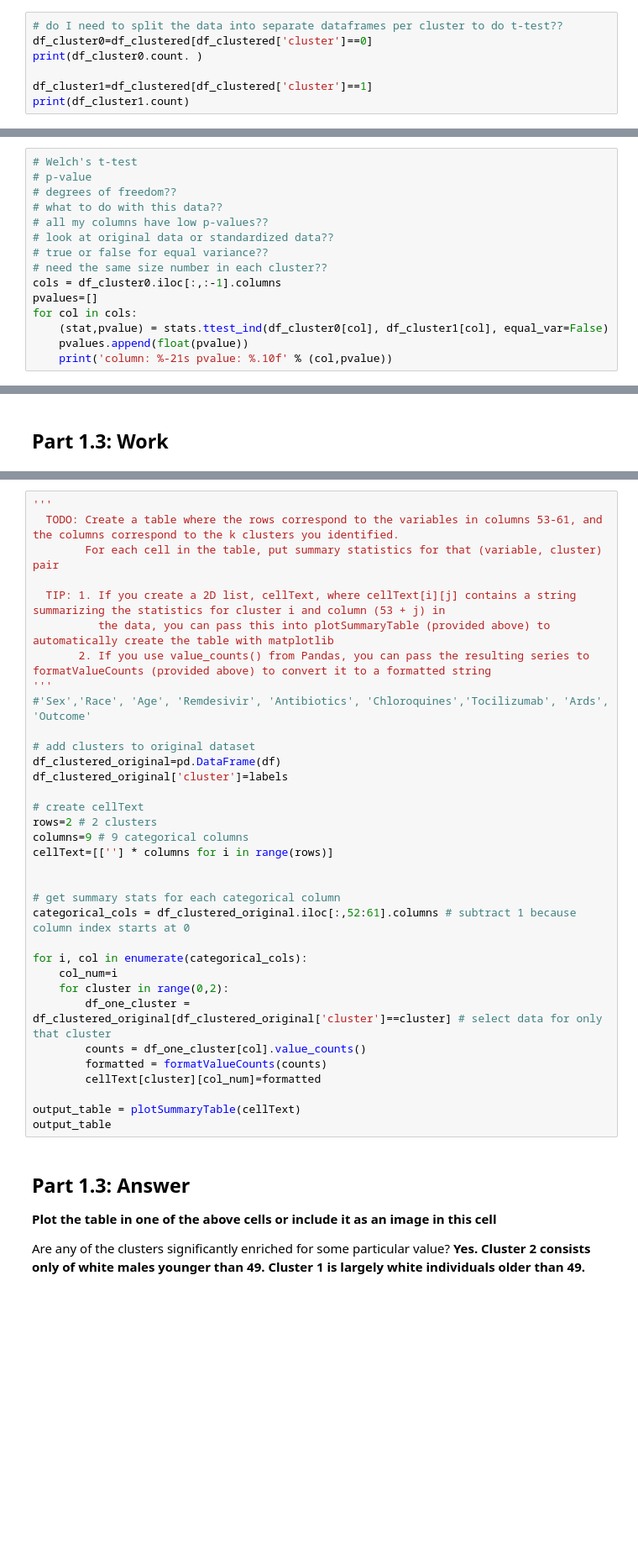
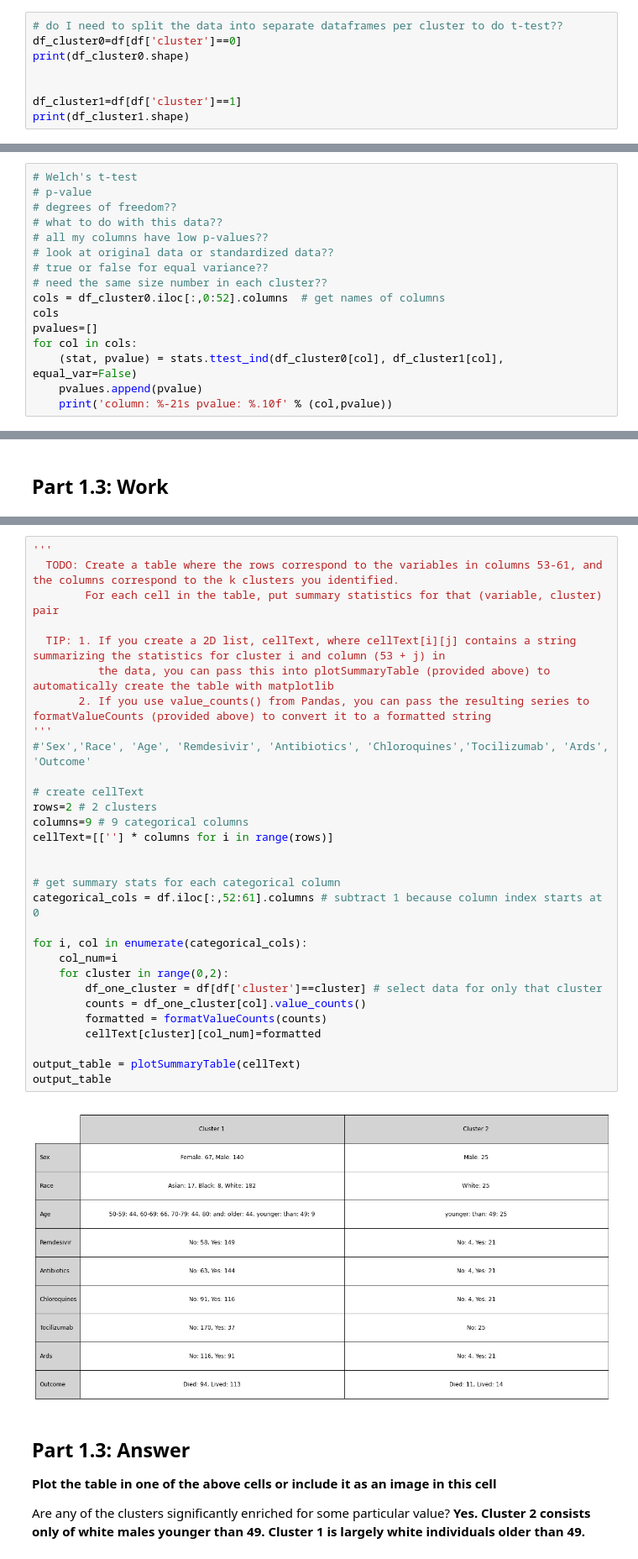
Before and after one commit to ryanquinnnelson/CMU-02718-HW1, a Jupyter notebook: CM_HW1_ryann.ipynb, the cells around one changed output, grey strips where cells are left out. Shown at 84% size. Drawn from its saved outputs; the diff is of its cells as text; blank space fills up the shorter version.

```diff
--- a/CM_HW1_ryann.ipynb
+++ b/CM_HW1_ryann.ipynb
@@ -201,9 +201,10 @@ stats.shapiro(df_clustered['S IgG1'])  # (W test value, p-value)
 ShapiroResult(statistic=0.4250958561897278, pvalue=1.2075103120681761e-26)
 # %%
 # do I need to split the data into separate dataframes per cluster to do t-test??
-df_cluster0=df_clustered[df_clustered['cluster']==0]
-print(df_cluster0.count. )
+df_cluster0=df[df['cluster']==0]
+print(df_cluster0.shape)
 
-df_cluster1=df_clustered[df_clustered['cluster']==1]
-print(df_cluster1.count)
+
+df_cluster1=df[df['cluster']==1]
+print(df_cluster1.shape)
 # %% [output]
@@ -233,9 +219,10 @@ print(df_cluster1.count)
 # look at original data or standardized data??
 # true or false for equal variance??
 # need the same size number in each cluster??
-cols = df_cluster0.iloc[:,:-1].columns
+cols = df_cluster0.iloc[:,0:52].columns  # get names of columns
+cols
 pvalues=[]
 for col in cols:
-    (stat,pvalue) = stats.ttest_ind(df_cluster0[col], df_cluster1[col], equal_var=False)
-    pvalues.append(float(pvalue))
+    (stat, pvalue) = stats.ttest_ind(df_cluster0[col], df_cluster1[col], equal_var=False)
+    pvalues.append(pvalue)
     print('column: %-21s pvalue: %.10f' % (col,pvalue))
@@ -321,37 +342,35 @@ def plotSummaryTable(cellText, PATH_TO_SAVE=None):
 # %%
 '''
   TODO: Create a table where the rows correspond to the variables in columns 53-61, and the columns correspond to the k clusters you identified.
         For each cell in the table, put summary statistics for that (variable, cluster) pair
 
   TIP: 1. If you create a 2D list, cellText, where cellText[i][j] contains a string summarizing the statistics for cluster i and column (53 + j) in
           the data, you can pass this into plotSummaryTable (provided above) to automatically create the table with matplotlib
        2. If you use value_counts() from Pandas, you can pass the resulting series to formatValueCounts (provided above) to convert it to a formatted string
 '''
 #'Sex','Race', 'Age', 'Remdesivir', 'Antibiotics', 'Chloroquines','Tocilizumab', 'Ards', 'Outcome'
 
-# add clusters to original dataset
-df_clustered_original=pd.DataFrame(df)
-df_clustered_original['cluster']=labels
-
 # create cellText
 rows=2 # 2 clusters
 columns=9 # 9 categorical columns
 cellText=[[''] * columns for i in range(rows)]
 
 
 # get summary stats for each categorical column
-categorical_cols = df_clustered_original.iloc[:,52:61].columns # subtract 1 because column index starts at 0
+categorical_cols = df.iloc[:,52:61].columns # subtract 1 because column index starts at 0
 
 for i, col in enumerate(categorical_cols):
     col_num=i
     for cluster in range(0,2):
-        df_one_cluster = df_clustered_original[df_clustered_original['cluster']==cluster] # select data for only that cluster
+        df_one_cluster = df[df['cluster']==cluster] # select data for only that cluster
         counts = df_one_cluster[col].value_counts()
         formatted = formatValueCounts(counts)
         cellText[cluster][col_num]=formatted
 
 output_table = plotSummaryTable(cellText)
 output_table
+# %% [output]
+[figure, added]
 # %% [markdown]
 ## **Part 1.3: Answer**
 
```
Also changed, not shown: parts of 8 cells of this notebook.
